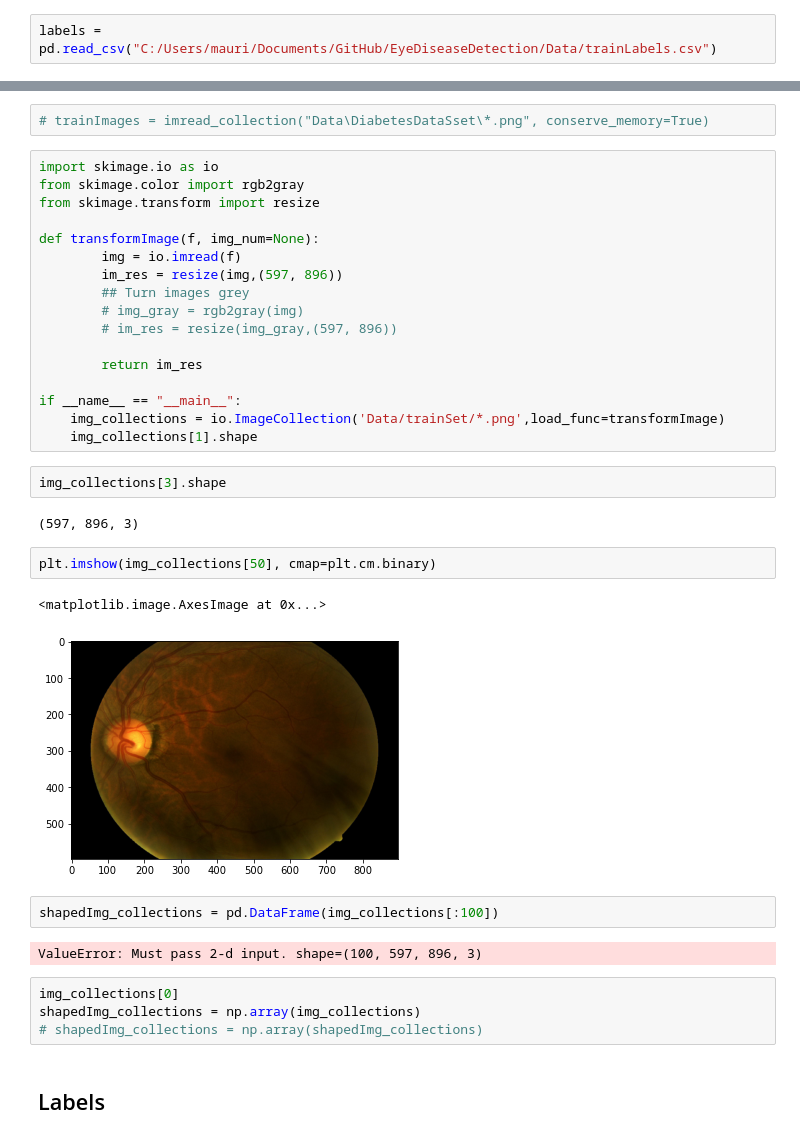
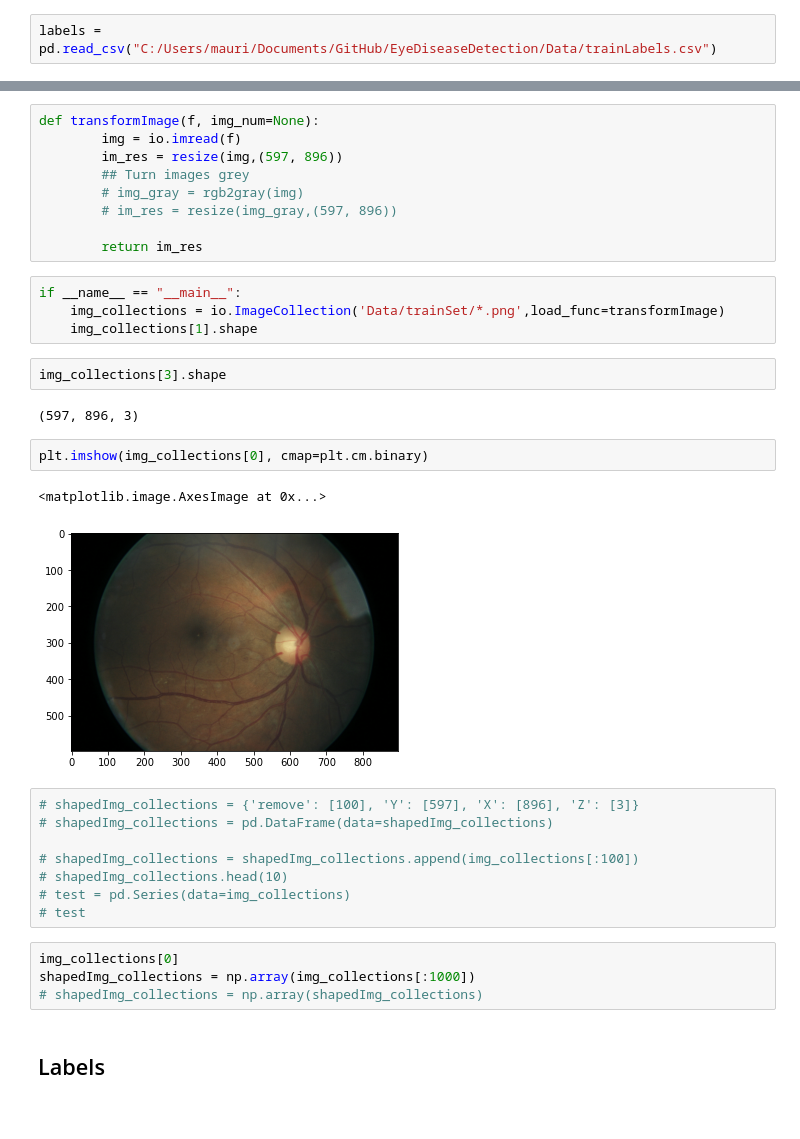
Before and after one commit to RipOrbofWinter/EyeDiseaseDetection, a Jupyter notebook: ResearchNotebook.ipynb, the cells around one changed output, grey strips where cells are left out. Saved outputs shown, nothing was run; the diff lists cells and outputs as text.

```diff
--- a/ResearchNotebook.ipynb
+++ b/ResearchNotebook.ipynb
@@ -103,10 +109,4 @@ labels.sample(20)
-# %%
-# trainImages = imread_collection("Data\DiabetesDataSset\*.png", conserve_memory=True)
 # %%
-import skimage.io as io
-from skimage.color import rgb2gray
-from skimage.transform import resize
-
 def transformImage(f, img_num=None):
         img = io.imread(f)
         im_res = resize(img,(597, 896))
@@ -115,26 +115,30 @@ def transformImage(f, img_num=None):
         # im_res = resize(img_gray,(597, 896))
 
         return im_res
-
-if __name__ == "__main__":
-    img_collections = io.ImageCollection('Data/trainSet/*.png',load_func=transformImage)
-    img_collections[1].shape
+# %%
+if __name__ == "__main__":
+    img_collections = io.ImageCollection('Data/trainSet/*.png',load_func=transformImage)
+    img_collections[1].shape
 # %%
 img_collections[3].shape
 # %% [output]
 (597, 896, 3)
 # %%
-plt.imshow(img_collections[50], cmap=plt.cm.binary)
+plt.imshow(img_collections[0], cmap=plt.cm.binary)
 # %% [output]
 <matplotlib.image.AxesImage at 0x...>
-[figure, old version]
+[figure, new version]
-# %%
-shapedImg_collections = pd.DataFrame(img_collections[:100])
-# %% [output]
-ValueError: Must pass 2-d input. shape=(100, 597, 896, 3)
+# %%
+# shapedImg_collections = {'remove': [100], 'Y': [597], 'X': [896], 'Z': [3]}
+# shapedImg_collections = pd.DataFrame(data=shapedImg_collections)
+
+# shapedImg_collections = shapedImg_collections.append(img_collections[:100])
+# shapedImg_collections.head(10)
+# test = pd.Series(data=img_collections)
+# test
 # %%
 img_collections[0]
-shapedImg_collections = np.array(img_collections)
+shapedImg_collections = np.array(img_collections[:1000])
 # shapedImg_collections = np.array(shapedImg_collections)
 # %% [markdown]
 ## Labels
```
Also changed, not shown: parts of 13 cells of this notebook, 1 other file.
